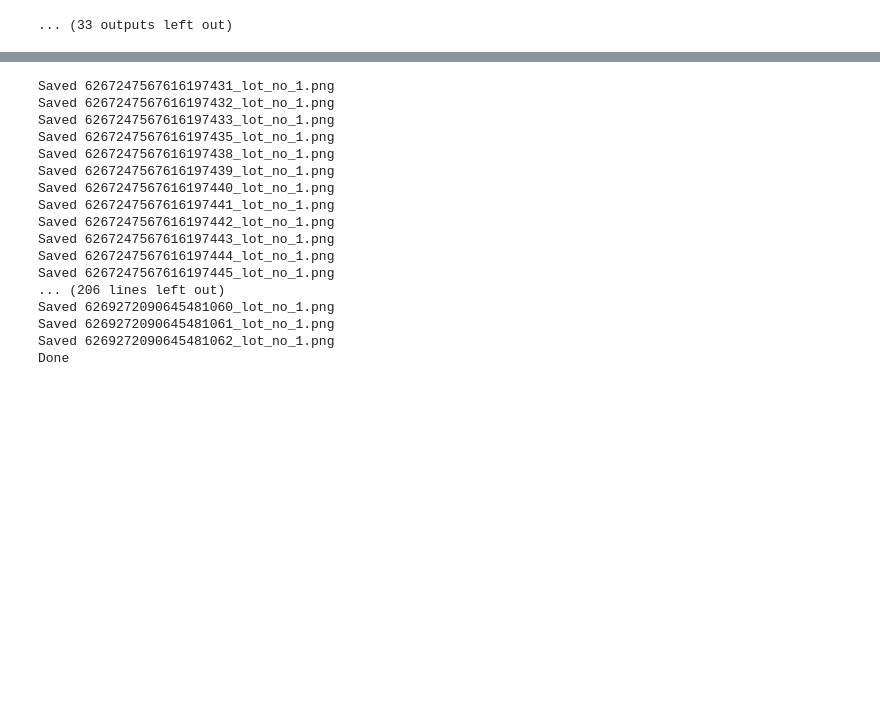
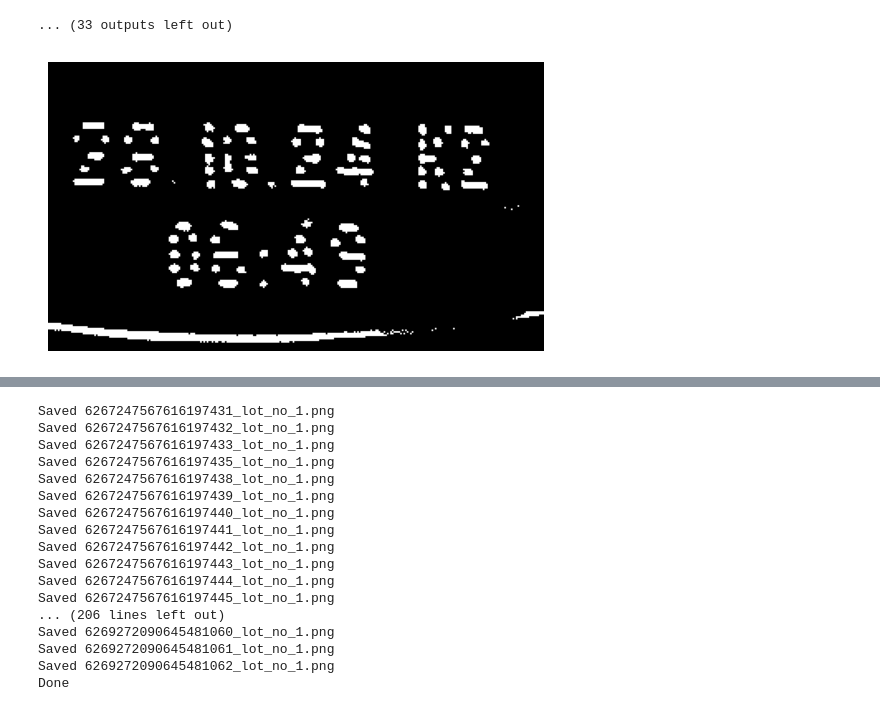
Before and after one commit to LeToyek/ocr-lotno-model, a Jupyter notebook: preprocessing_cap.ipynb, the cells around one changed output, grey strips where cells are left out. Cells and saved outputs as stored; diff of their text form; code cells hidden in the pictures; blank space fills up the shorter version.

Commit message:
add new visualizer

```diff
--- a/preprocessing_cap.ipynb
+++ b/preprocessing_cap.ipynb
@@ -9,8 +30,5 @@ import os
 # %%
-import cv2
-import numpy as np
-import os
-import matplotlib.pyplot as plt
+
 
 def fill_black_corners(image, threshold=5):
     # Create a mask where all channels are exactly zero
@@ -64,10 +82,12 @@ photos_path = "./data/more_cap_cropped"
 count = 0
 show_per_row = 5
 photo_files = [f for f in os.listdir(photos_path) if os.path.isfile(os.path.join(photos_path, f))]
+preprocessed_images = []
 for photo_file in photo_files:
     if photo_file.endswith(".png"):
         photo_path = os.path.join(photos_path, photo_file)
         res = process_image(photo_path)
+        preprocessed_images.append(res)
         if count % show_per_row == 0:
             fig, axs = plt.subplots(1, show_per_row, figsize=(20, 5))
         axs[count % show_per_row].imshow(res, cmap='gray')
@@ -89,3 +109,10 @@ for photo_file in photo_files:
 [figure]
 [figure]
 ... (33 outputs left out)
+# %%
+example_image = preprocessed_images[0]
+plt.imshow(example_image, cmap='gray')
+plt.axis('off')
+plt.show()
+# %% [output]
+[figure, added]
```
Also changed, not shown: parts of 5 cells of this notebook, 23 other files.
